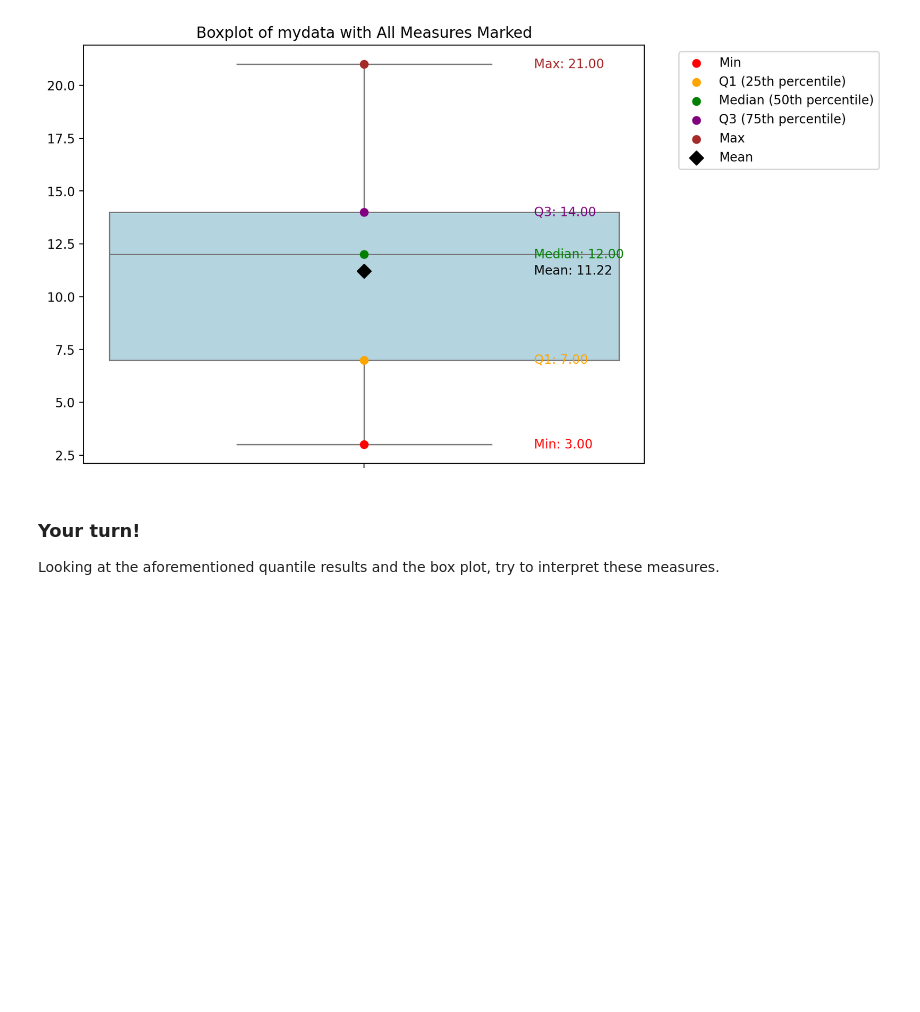
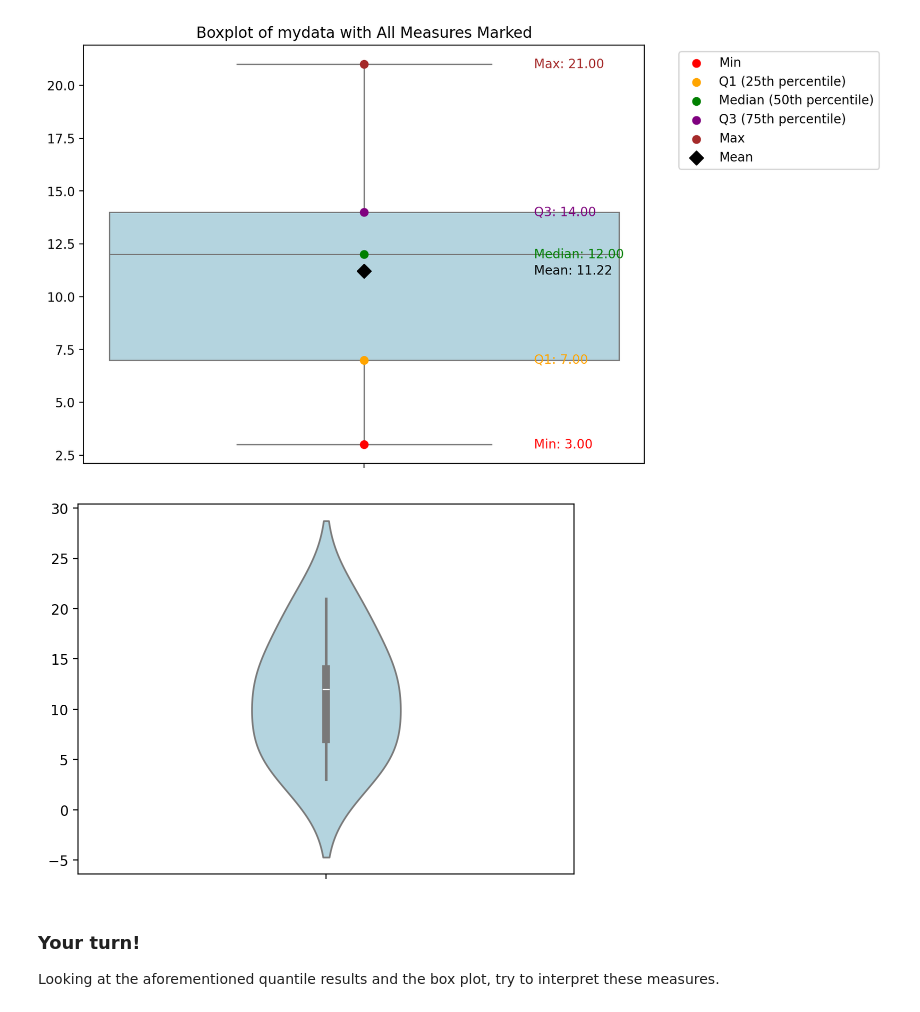
Before and after one commit to pasjans05/pandas_exercises, a Jupyter notebook: Exercise8.ipynb, the cells around one changed output. Saved outputs shown, nothing was run; the diff lists cells and outputs as text; code cells hidden in the pictures; blank space fills up the shorter version.

```diff
--- a/Exercise8.ipynb
+++ b/Exercise8.ipynb
@@ -590,6 +590,11 @@ ax.legend(bbox_to_anchor=(1.05, 1), loc='upper left')
 plt.show()
 # %% [output]
 [figure]
+# %%
+sns.violinplot(data=mydata, color='lightblue', width=0.3)
+plt.show()
+# %% [output]
+[figure, added]
 # %% [markdown]
 ### Your turn!
 
```
Also changed, not shown: parts of 16 cells of this notebook.
